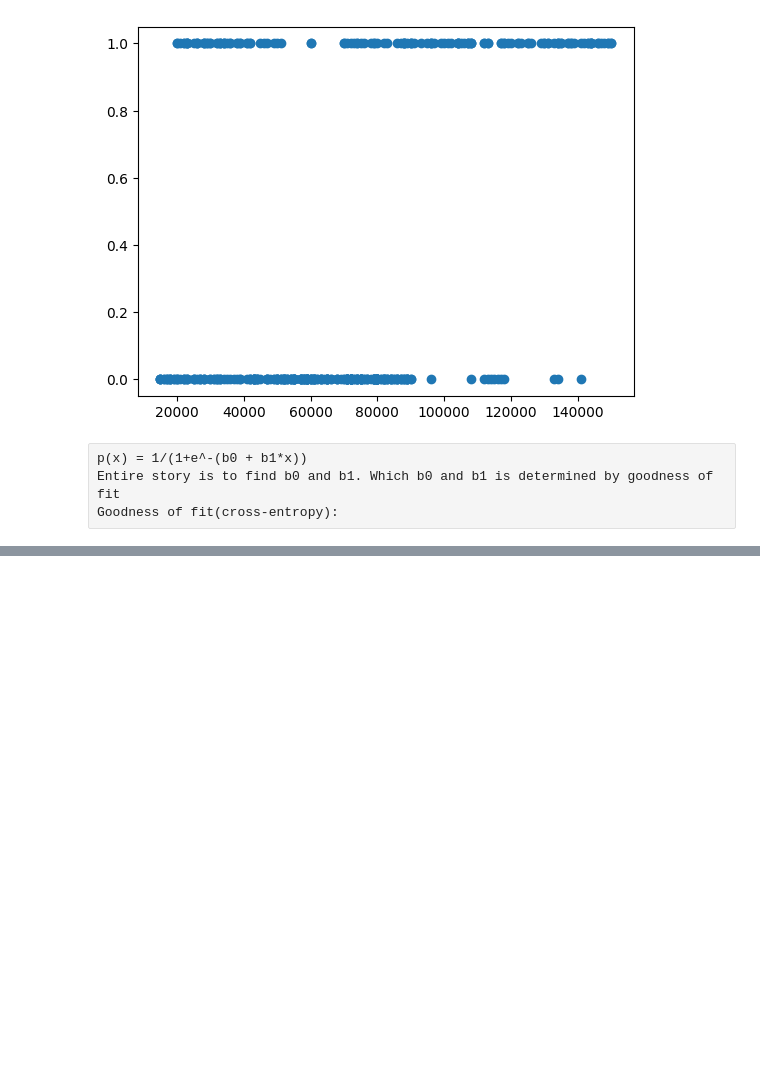
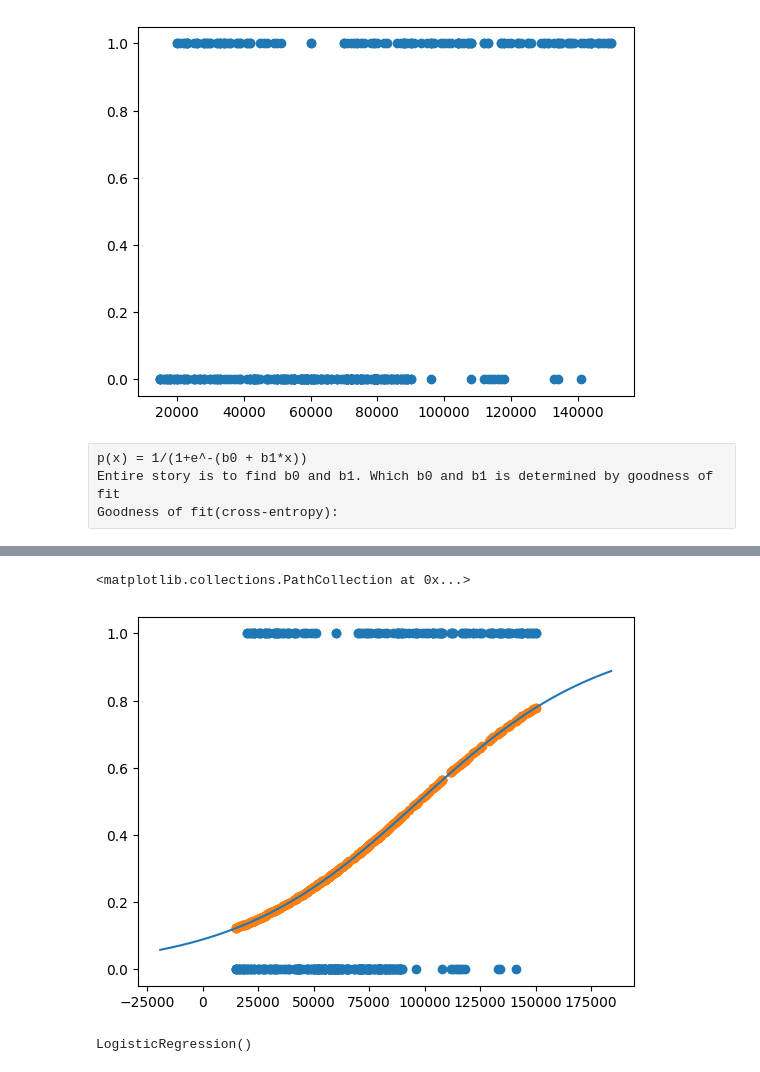
Before and after one commit to fa993/ml-notebooks, a Jupyter notebook: LogisticRegrBinary.ipynb, the cells around one changed output, grey strips where cells are left out. Drawn from its saved outputs; the diff is of its cells as text; code cells hidden in the pictures; blank space fills up the shorter version.

Commit message:
feat: metrics + multiclass multi variate log regression

```diff
--- a/LogisticRegrBinary.ipynb
+++ b/LogisticRegrBinary.ipynb
@@ -65,0 +93,11 @@ ax = plt.axes(projection='3d')
+# %%
+plt.scatter(inf['EstimatedSalary'], inf['Purchased'])
+Xline = pd.DataFrame(np.linspace(X.min() - 1, X.max() + 1, num=10000))[0]
+Xact = (Xline * st) + mn
+ypr = get_p(Xline, b0, b1)
+plt.plot(Xact, ypr)
+ypr2 = get_p(X, b0, b1)
+plt.scatter(inf['EstimatedSalary'], ypr2)
+# %% [output]
+<matplotlib.collections.PathCollection at 0x...>
+[figure, added]
@@ -65,0 +108,5 @@ ax = plt.axes(projection='3d')
+# %%
+logisticRegr = LogisticRegression()
+logisticRegr.fit(np.array(inf['EstimatedSalary']).reshape(-1, 1), inf['Purchased'])
+# %% [output]
+LogisticRegression()
```
Also changed, not shown: parts of 12 cells of this notebook, 2 other files.
